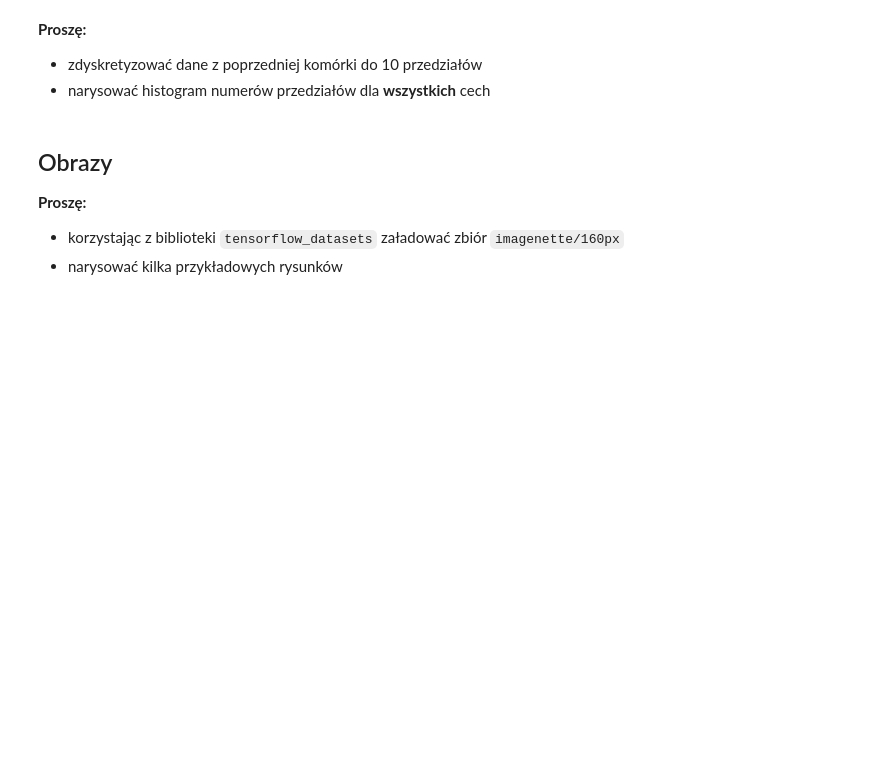
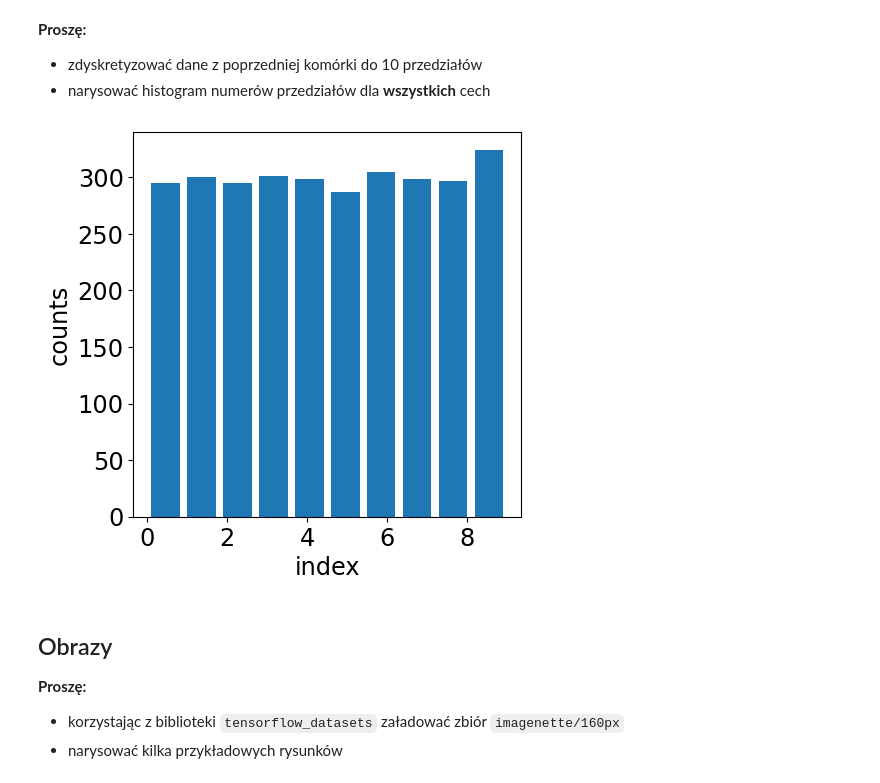
Before and after one commit to jpkusmiersk/Uczenie_maszynowe_2, a Jupyter notebook: 09_Preprocessing.ipynb, the cells around one changed output. Drawn from its saved outputs; the diff is of its cells as text; code cells hidden in the pictures; blank space fills up the shorter version.

```diff
--- a/09_Preprocessing.ipynb
+++ b/09_Preprocessing.ipynb
@@ -143,3 +140,15 @@ pass
+# %%
+discretization = tf.keras.layers.Discretization(num_bins=10)
+discretization.adapt(x)
+y = discretization(x)
+
+fig, axis = plt.subplots(1, 1, figsize=(5, 5))
+counts, bins, _ = axis.hist(tf.reshape(shape=(-1,), tensor = y), rwidth=0.8)
+axis.set_xlabel('index')
+axis.set_ylabel('counts')
+pass
+# %% [output]
+[figure, added]
 # %% [markdown]
 ## Obrazy
 
```
Also changed, not shown: parts of 25 cells of this notebook, 2 other files.
